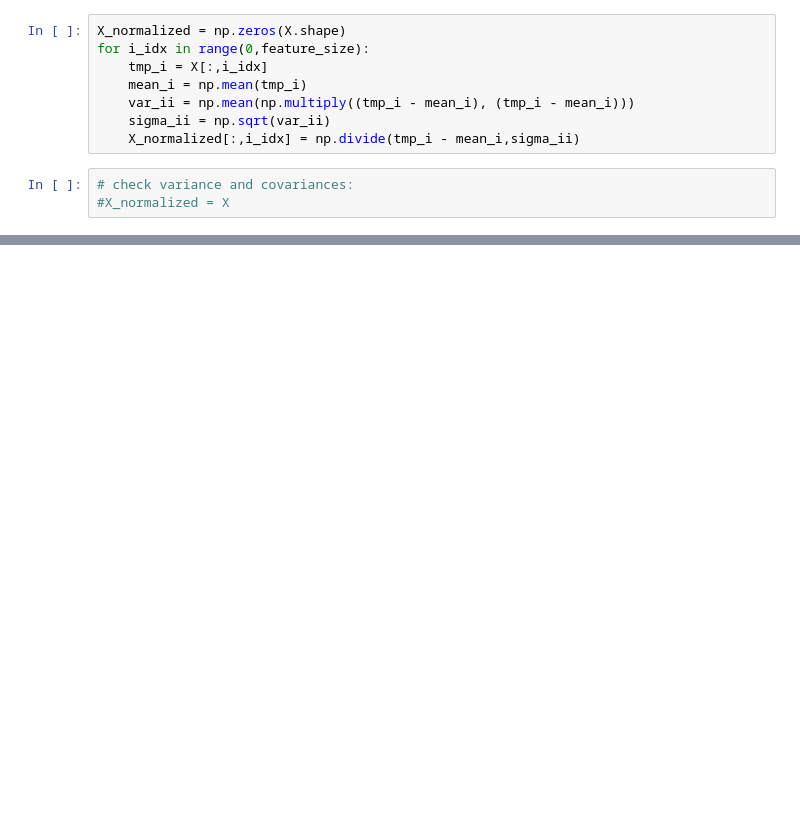
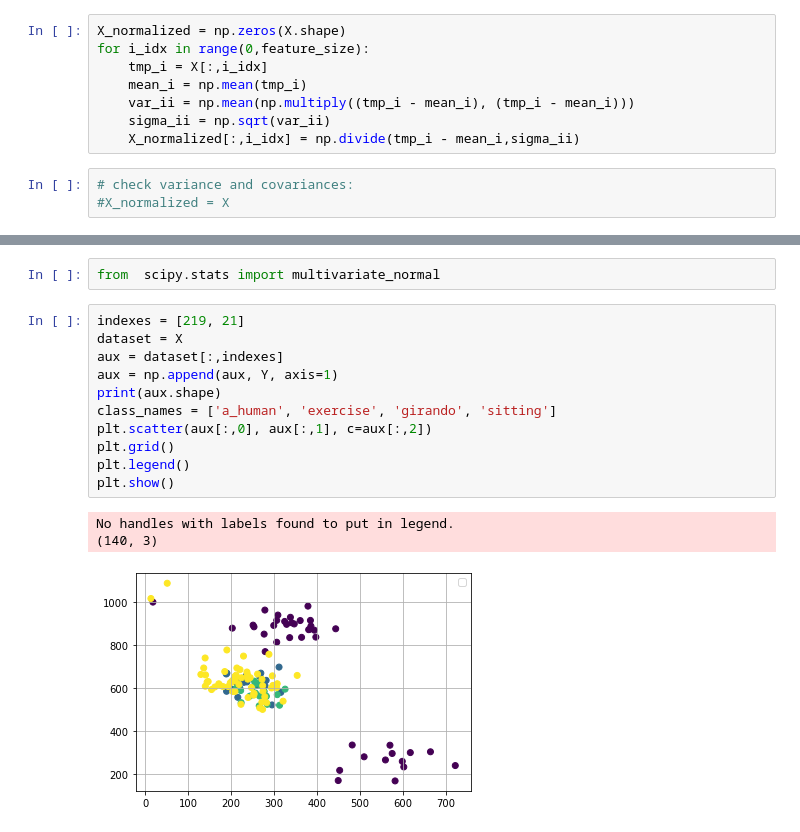
Before and after one commit to luis-fernando-r/activity, a Jupyter notebook: notebook.ipynb, the cells around one changed output, grey strips where cells are left out. Cells and saved outputs as stored; diff of their text form; blank space fills up the shorter version.

```diff
--- a/notebook.ipynb
+++ b/notebook.ipynb
@@ -273,0 +374,17 @@ plt.show()
+# %%
+from  scipy.stats import multivariate_normal
+# %%
+indexes = [219, 21]
+dataset = X
+aux = dataset[:,indexes]
+aux = np.append(aux, Y, axis=1)
+print(aux.shape)
+class_names = ['a_human', 'exercise', 'girando', 'sitting']
+plt.scatter(aux[:,0], aux[:,1], c=aux[:,2])
+plt.grid()
+plt.legend()
+plt.show()
+# %% [output]
+No handles with labels found to put in legend.
+(140, 3)
+[figure, added]
```
Also changed, not shown: parts of 15 cells of this notebook.
